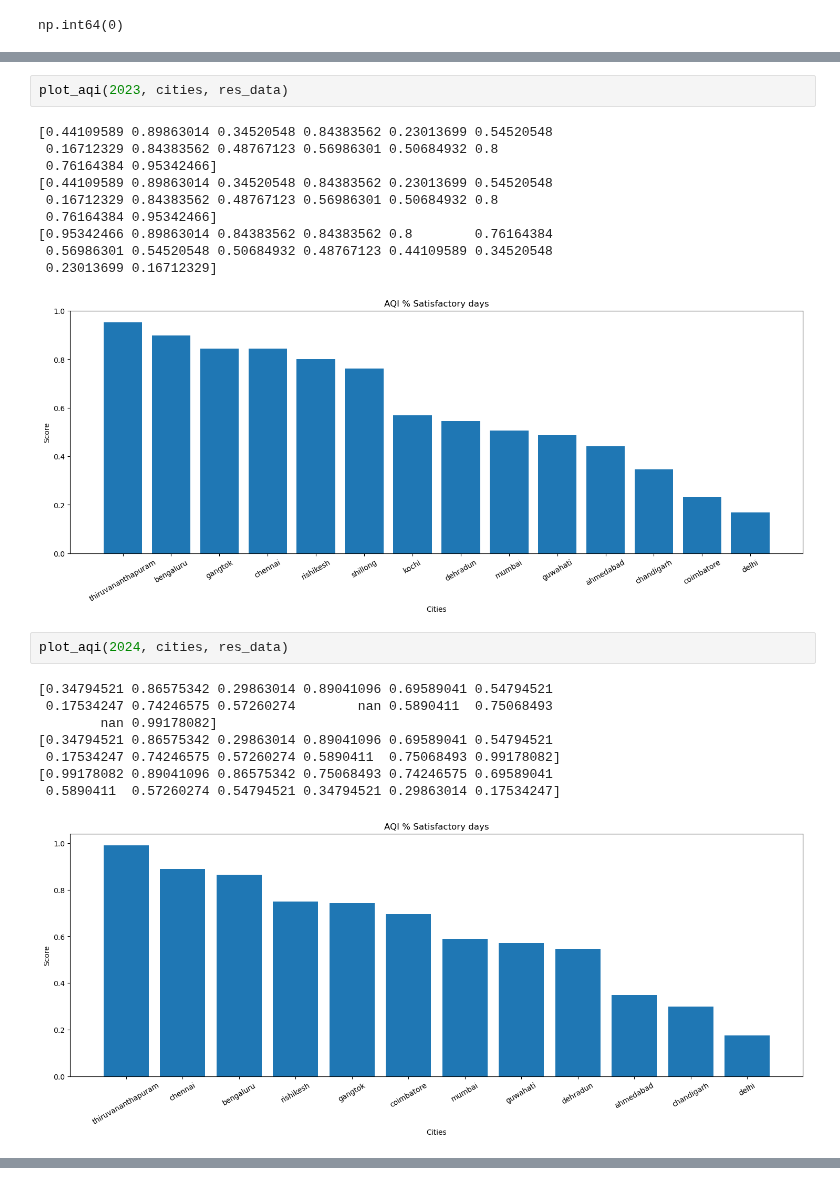
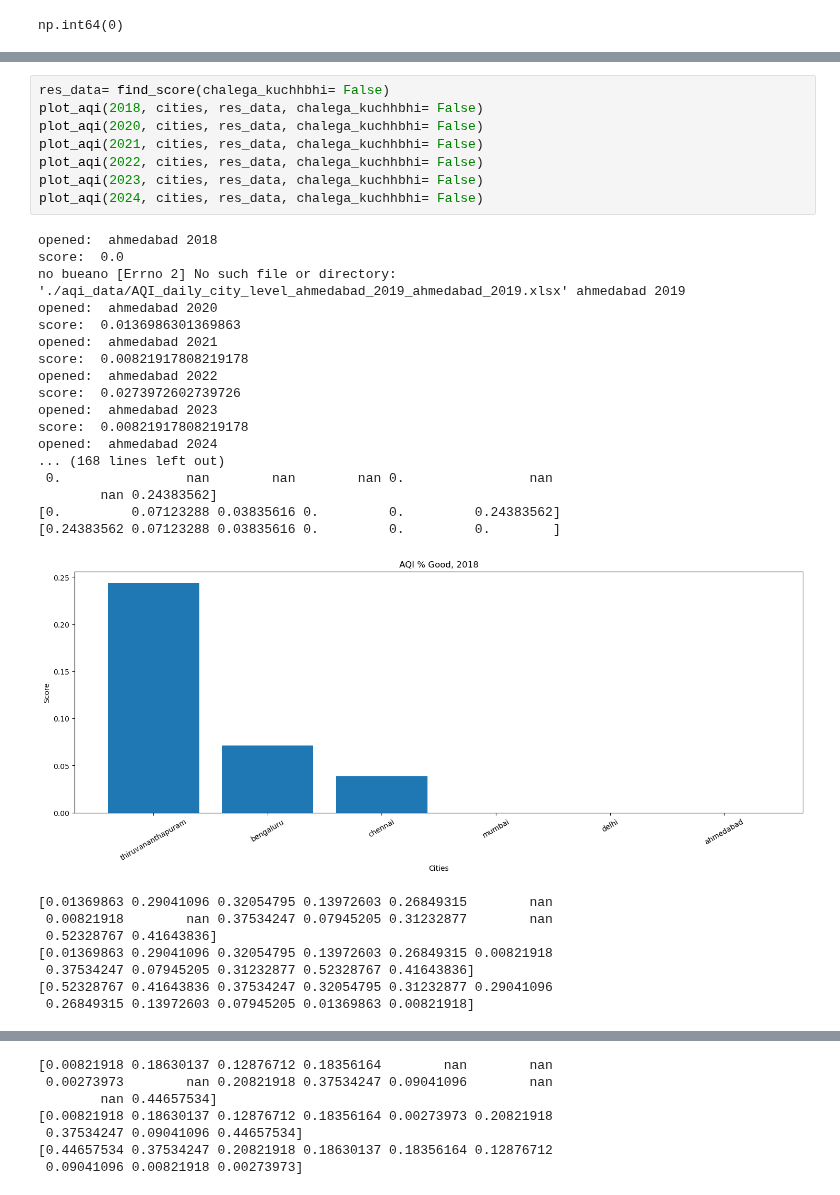
Before and after one commit to silverstone-git/aqi-analysis, a Jupyter notebook: aqi.ipynb, the cells around one changed output, grey strips where cells are left out. Cells and saved outputs as stored; diff of their text form.

```diff
--- a/aqi.ipynb
+++ b/aqi.ipynb
@@ -261,24 +262,34 @@ plot_aqi(2022, cities, res_data)
-# %%
-plot_aqi(2023, cities, res_data)
-# %% [output]
-[0.44109589 0.89863014 0.34520548 0.84383562 0.23013699 0.54520548
- 0.16712329 0.84383562 0.48767123 0.56986301 0.50684932 0.8
- 0.76164384 0.95342466]
-[0.44109589 0.89863014 0.34520548 0.84383562 0.23013699 0.54520548
- 0.16712329 0.84383562 0.48767123 0.56986301 0.50684932 0.8
- 0.76164384 0.95342466]
-[0.95342466 0.89863014 0.84383562 0.84383562 0.8        0.76164384
- 0.56986301 0.54520548 0.50684932 0.48767123 0.44109589 0.34520548
- 0.23013699 0.16712329]
-[figure, removed]
-# %%
-plot_aqi(2024, cities, res_data)
-# %% [output]
-[0.34794521 0.86575342 0.29863014 0.89041096 0.69589041 0.54794521
- 0.17534247 0.74246575 0.57260274        nan 0.5890411  0.75068493
-        nan 0.99178082]
-[0.34794521 0.86575342 0.29863014 0.89041096 0.69589041 0.54794521
- 0.17534247 0.74246575 0.57260274 0.5890411  0.75068493 0.99178082]
-[0.99178082 0.89041096 0.86575342 0.75068493 0.74246575 0.69589041
- 0.5890411  0.57260274 0.54794521 0.34794521 0.29863014 0.17534247]
-[figure, removed]
+# %%
+res_data= find_score(chalega_kuchhbhi= False)
+plot_aqi(2018, cities, res_data, chalega_kuchhbhi= False)
+plot_aqi(2020, cities, res_data, chalega_kuchhbhi= False)
+plot_aqi(2021, cities, res_data, chalega_kuchhbhi= False)
+plot_aqi(2022, cities, res_data, chalega_kuchhbhi= False)
+plot_aqi(2023, cities, res_data, chalega_kuchhbhi= False)
+plot_aqi(2024, cities, res_data, chalega_kuchhbhi= False)
+# %% [output]
+opened:  ahmedabad 2018
+score:  0.0
+no bueano [Errno 2] No such file or directory: './aqi_data/AQI_daily_city_level_ahmedabad_2019_ahmedabad_2019.xlsx' ahmedabad 2019
+opened:  ahmedabad 2020
+score:  0.0136986301369863
+opened:  ahmedabad 2021
+score:  0.00821917808219178
+opened:  ahmedabad 2022
+score:  0.0273972602739726
+opened:  ahmedabad 2023
+score:  0.00821917808219178
+opened:  ahmedabad 2024
+... (168 lines left out)
+ 0.                nan        nan        nan 0.                nan
+        nan 0.24383562]
+[0.         0.07123288 0.03835616 0.         0.         0.24383562]
+[0.24383562 0.07123288 0.03835616 0.         0.         0.        ]
+[figure, added]
+[0.01369863 0.29041096 0.32054795 0.13972603 0.26849315        nan
+ 0.00821918        nan 0.37534247 0.07945205 0.31232877        nan
+ 0.52328767 0.41643836]
+[0.01369863 0.29041096 0.32054795 0.13972603 0.26849315 0.00821918
+ 0.37534247 0.07945205 0.31232877 0.52328767 0.41643836]
+[0.52328767 0.41643836 0.37534247 0.32054795 0.31232877 0.29041096
+ 0.26849315 0.13972603 0.07945205 0.01369863 0.00821918]
@@ -284,0 +297,7 @@ plot_aqi(2024, cities, res_data)
+[0.00821918 0.18630137 0.12876712 0.18356164        nan        nan
+ 0.00273973        nan 0.20821918 0.37534247 0.09041096        nan
+        nan 0.44657534]
+[0.00821918 0.18630137 0.12876712 0.18356164 0.00273973 0.20821918
+ 0.37534247 0.09041096 0.44657534]
+[0.44657534 0.37534247 0.20821918 0.18630137 0.18356164 0.12876712
+ 0.09041096 0.00821918 0.00273973]
```
Also changed, not shown: parts of 11 cells of this notebook.
